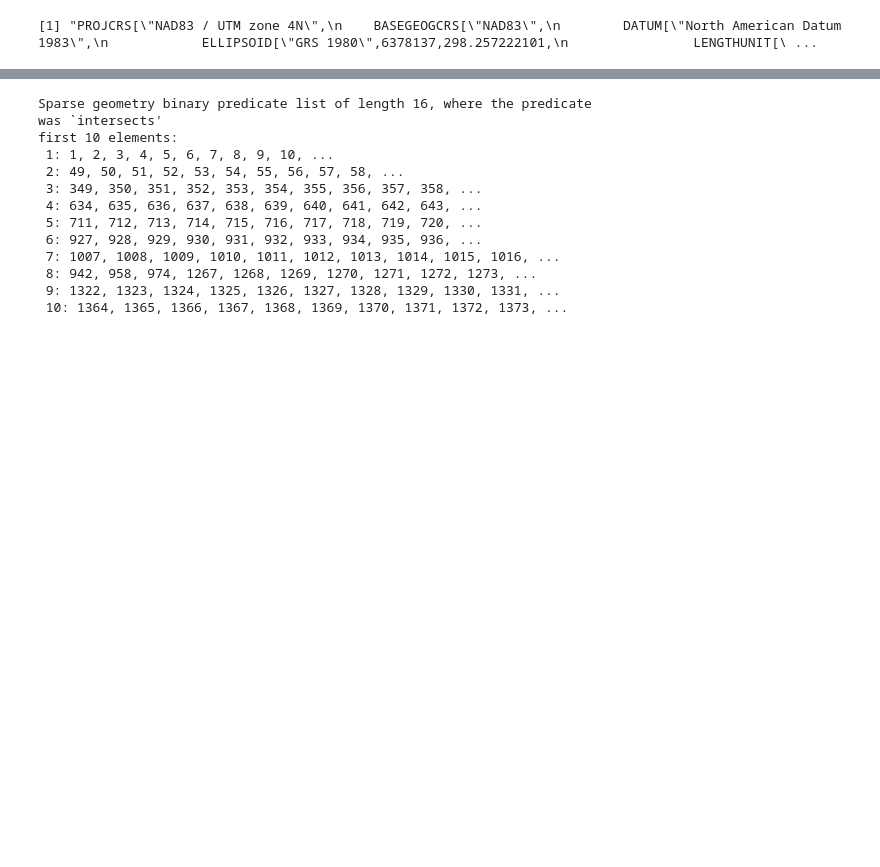
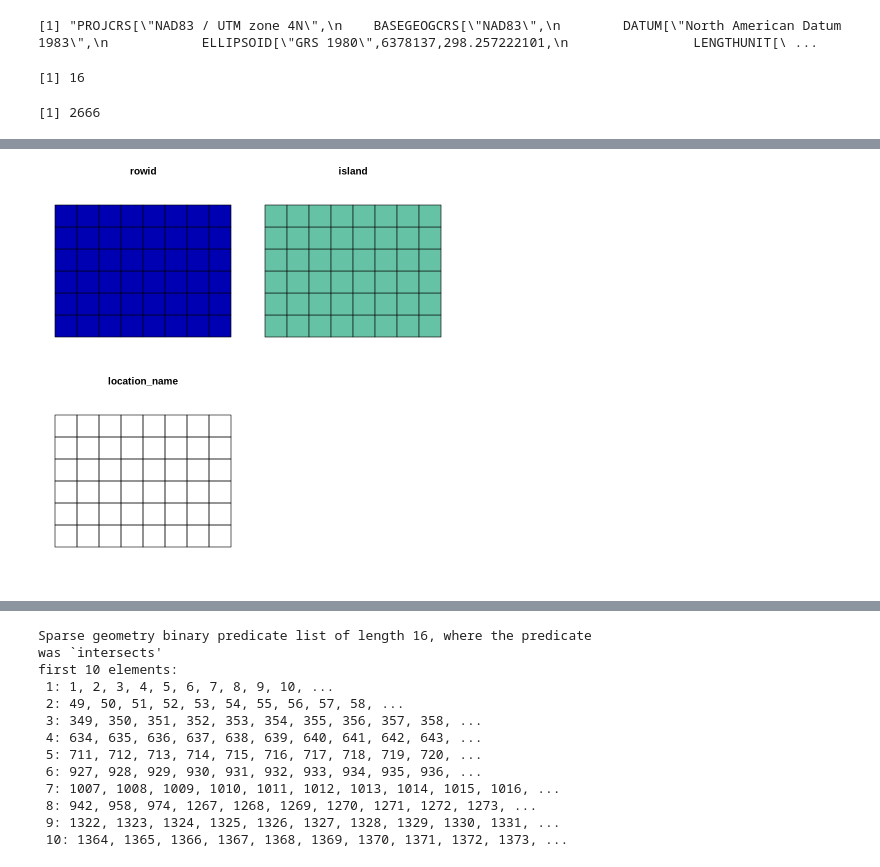
Before and after one commit to MadmanMarble/MadmanMarble, a Jupyter notebook: Untitled28.ipynb, the cells around one changed output, grey strips where cells are left out. Saved outputs shown, nothing was run; the diff lists cells and outputs as text; code cells hidden in the pictures; blank space fills up the shorter version.

Commit message:
IDK anymore. trying to troubleshoot the fishnet. try with untitled25 @ 2/24/24 3:15pm

```diff
--- a/Untitled28.ipynb
+++ b/Untitled28.ipynb
@@ -1172,31 +1191,31 @@ planet_raster
 # %%
-ttt <- c(15) %>% lapply(function(t){
-location_name <- test_05_wetlandsFishnet_sf$island
-matching_row <- test_05_planet_dt[location_name == test_05_planet_dt$location_name]
-planet_file_path <- matching_row$planet_file_path[1]
-planet_raster <- stack(planet_file_path)
+# ttt <- c(15) %>% lapply(function(t){
+# location_name <- test_05_wetlandsFishnet_sf$island
+# matching_row <- test_05_planet_dt[location_name == test_05_planet_dt$location_name]
+# planet_file_path <- matching_row$planet_file_path[1]
+# planet_raster <- stack(planet_file_path)
 
-# test_05_wetlands_sf <- st_as_sf(test_05_wetlandsFishnet_sf[t,]) %>% st_transform(crs = st_crs(26904))
-# test_05_wetlands_sf <- st_as_sf(test_05_wetlandsFishnet_sf[t,]) %>% st_transform(CRS("+init=epsg:26904"))
-test_05_wetlands_sf <- st_as_sf(test_05_wetlandsFishnet_sf[t,]) %>% st_transform(crs = st_crs("+init=epsg:26904"))
+# # test_05_wetlands_sf <- st_as_sf(test_05_wetlandsFishnet_sf[t,]) %>% st_transform(crs = st_crs(26904))
+# # test_05_wetlands_sf <- st_as_sf(test_05_wetlandsFishnet_sf[t,]) %>% st_transform(CRS("+init=epsg:26904"))
+# test_05_wetlands_sf <- st_as_sf(test_05_wetlandsFishnet_sf[t,]) %>% st_transform(crs = st_crs("+init=epsg:26904"))
 
 
 
-test_05_planet_cropped <- crop(planet_raster, extent(test_05_wetlands_sf))
-test_05_template_extent <- extent(test_05_planet_cropped)
-# test_05_template_raster <- raster(nrows = 384, ncols = 384, ext = test_05_template_extent, crs = st_crs(26904))
-# test_05_template_raster <- raster(nrows = 384, ncols = 384, ext = test_05_template_extent, CRS("+init=epsg:26904"))
-test_05_template_raster <- raster(nrows = 384, ncols = 384, ext = test_05_template_extent, crs = st_crs("+init=epsg:26904"))
+# test_05_planet_cropped <- crop(planet_raster, extent(test_05_wetlands_sf))
+# test_05_template_extent <- extent(test_05_planet_cropped)
+# # test_05_template_raster <- raster(nrows = 384, ncols = 384, ext = test_05_template_extent, crs = st_crs(26904))
+# # test_05_template_raster <- raster(nrows = 384, ncols = 384, ext = test_05_template_extent, CRS("+init=epsg:26904"))
+# test_05_template_raster <- raster(nrows = 384, ncols = 384, ext = test_05_template_extent, crs = st_crs("+init=epsg:26904"))
 
 
-test_05_planet_resampled <- resample(test_05_planet_cropped, test_05_template_raster, method = "ngb") # This is the planet tiles!!!
+# test_05_planet_resampled <- resample(test_05_planet_cropped, test_05_template_raster, method = "ngb") # This is the planet tiles!!!
 
 
 
-test_05_planet_resampled %>% writeRaster(paste0('/content/', t, '_planetnad.tif'), overwrite = TRUE)
+# test_05_planet_resampled %>% writeRaster(paste0('/content/', t, '_planetnad.tif'), overwrite = TRUE)
 
 
-  })
+#   })
 # %%
 test_05_wetlandsFishnet_sf
 # %% [output]
@@ -1315,3 +1334,14 @@ wetland_outline_transform <- st_transform(wetland_outline, crs = 26904)
 crs(wetland_outline_transform)
 # %% [output]
 [1] "PROJCRS[\"NAD83 / UTM zone 4N\",\n    BASEGEOGCRS[\"NAD83\",\n        DATUM[\"North American Datum 1983\",\n            ELLIPSOID[\"GRS 1980\",6378137,298.257222101,\n                LENGTHUNIT[\ ...
+# %%
+nrow(wetland_outline_transform)
+# %% [output]
+[1] 16
+# %%
+nrow(test_05_wetlandsFishnet_sf_layer)
+# %% [output]
+[1] 2666
+# %%
+test_05_wetlandsFishnet_sf_layer %>% plot
+# %% [output]
@@ -1317,0 +1352 @@ crs(wetland_outline_transform)
+[figure, added]
```
Also changed, not shown: parts of 56 cells of this notebook.
